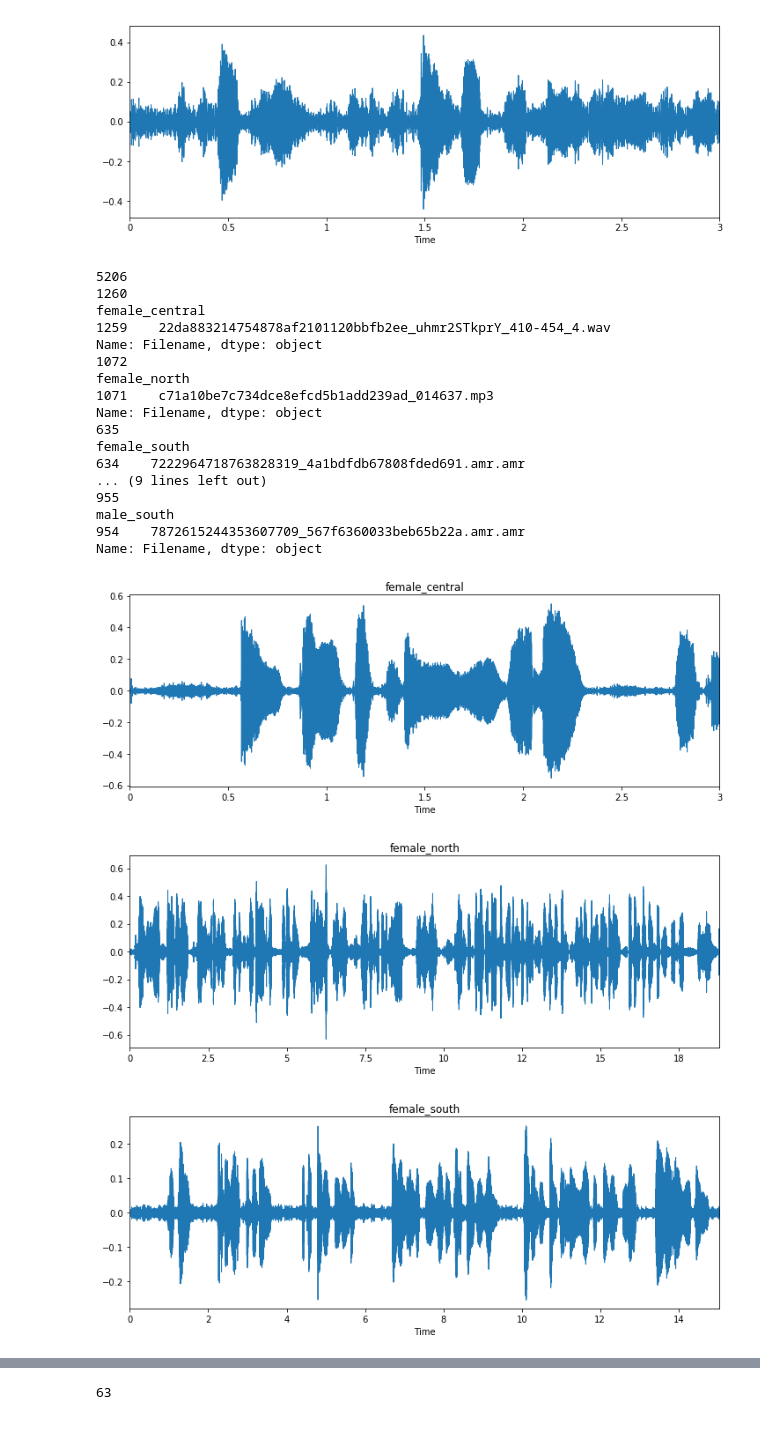
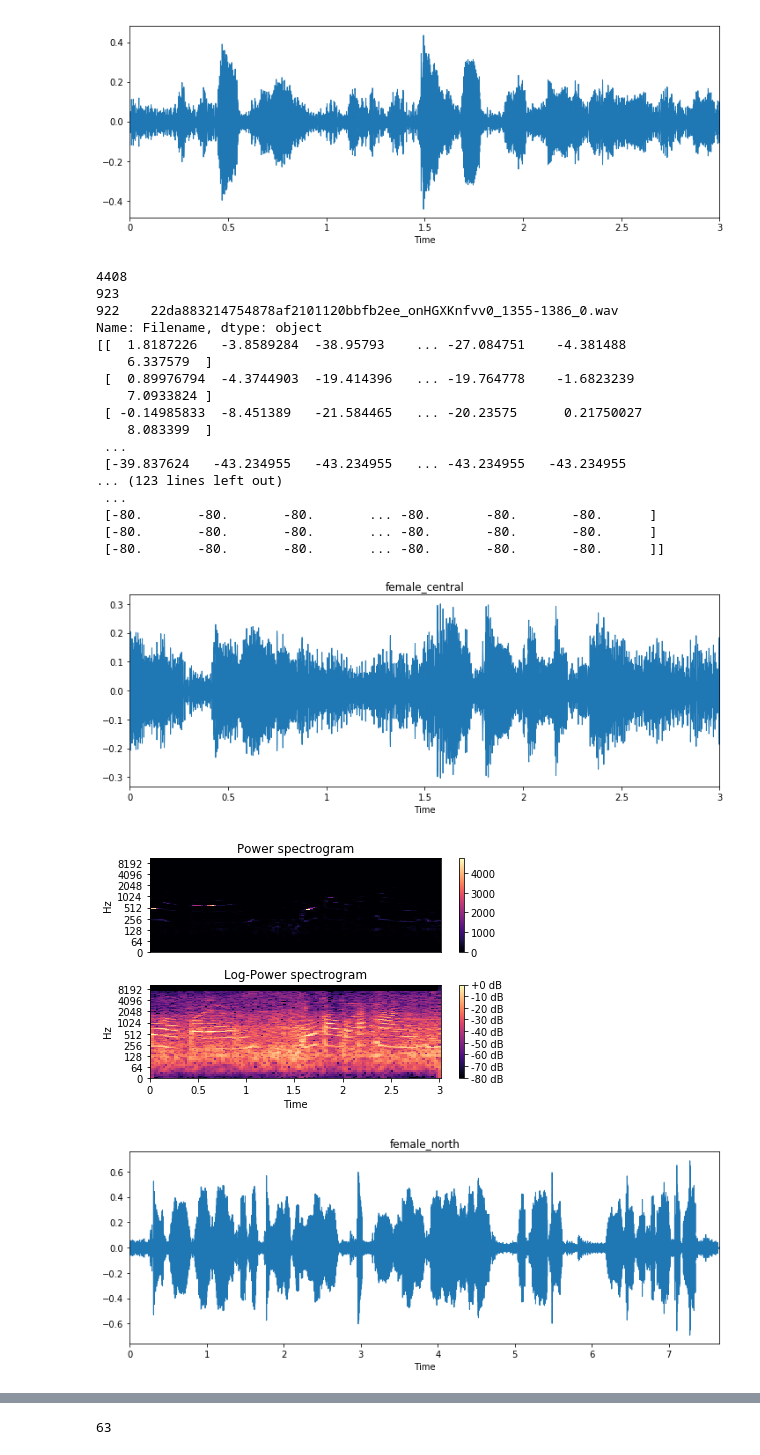
Before and after one commit to nhnminh/zalochallenge, a Jupyter notebook: Voice/src/Challenge_Voice.ipynb, the cells around one changed output, grey strips where cells are left out. Drawn from its saved outputs; the diff is of its cells as text; code cells hidden in the pictures.

Commit message:
Add visualization for soundwave + power spectrogram + log-power spectrogram

```diff
--- a/Voice/src/Challenge_Voice.ipynb
+++ b/Voice/src/Challenge_Voice.ipynb
@@ -75,51 +76,73 @@ Female Central
 <matplotlib.collections.PolyCollection at 0x...>
 [figure]
 # %%
+# Display a representative soundwave for each type of voice
+# Soundwave
+# Power-spectrogram
+# Log-power spectrogram
 index = np.random.choice(df.shape[0])
 print(index)
 ind = 0
 data_path = "../data/unzipped/train/"
 for subdir in subdirs:
     index = np.random.choice(size_train[ind])
     print(index)
     filenames = os.listdir(data_path + "\\" + subdir)
     gender = subdir.split("_")[0]
     accent = subdir.split("_")[1]
     df1 = pd.DataFrame({
             'Filename' : filenames,
             'Foldername' : subdir,
             'Gender' : gender,
             'Accent' : accent
 
         })
 
-    print(subdir)
+    #print(subdir)
     print(df1[index - 1:index]['Filename'])
     dat_path = '../data/unzipped/train/' + subdir + '/' + df1[index - 1:index]['Filename'].max()
     #print(dat_path)
     data, sampling_rate = librosa.load(path = dat_path)
 
     plt.figure(figsize=(12, 4))
     plt.title(subdir)
     librosa.display.waveplot(data, sr=sampling_rate, )
+
+    # log-amplitude
+
+    S = np.abs(librosa.stft(data))
+    print(librosa.power_to_db(S**2))
+
+    print(librosa.power_to_db(S**2, ref=np.max))
+
+    plt.figure()
+    plt.subplot(2, 1, 1)
+    librosa.display.specshow(S**2, sr=sampling_rate, y_axis='log')
+    plt.colorbar()
+    plt.title('Power spectrogram')
+    plt.subplot(2, 1, 2)
+    librosa.display.specshow(librosa.power_to_db(S**2, ref=np.max), sr=sampling_rate, y_axis='log', x_axis='time')
+    plt.colorbar(format='%+2.0f dB')
+    plt.title('Log-Power spectrogram')
+    plt.tight_layout()
 # %% [output]
-5206
-1260
-female_central
-1259    22da883214754878af2101120bbfb2ee_uhmr2STkprY_410-454_4.wav
+4408
+923
+922    22da883214754878af2101120bbfb2ee_onHGXKnfvv0_1355-1386_0.wav
 Name: Filename, dtype: object
-1072
-female_north
-1071    c71a10be7c734dce8efcd5b1add239ad_014637.mp3
-Name: Filename, dtype: object
-635
-female_south
-634    7222964718763828319_4a1bdfdb67808fded691.amr.amr
-... (9 lines left out)
-955
-male_south
-954    7872615244353607709_567f6360033beb65b22a.amr.amr
-Name: Filename, dtype: object
+[[  1.8187226   -3.8589284  -38.95793    ... -27.084751    -4.381488
+    6.337579  ]
+ [  0.89976794  -4.3744903  -19.414396   ... -19.764778    -1.6823239
+    7.0933824 ]
+ [ -0.14985833  -8.451389   -21.584465   ... -20.23575      0.21750027
+    8.083399  ]
+ ...
+ [-39.837624   -43.234955   -43.234955   ... -43.234955   -43.234955
+... (123 lines left out)
+ ...
+ [-80.       -80.       -80.       ... -80.       -80.       -80.      ]
+ [-80.       -80.       -80.       ... -80.       -80.       -80.      ]
+ [-80.       -80.       -80.       ... -80.       -80.       -80.      ]]
-[figure, old version]
+[figure, new version]
-[figure, old version]
+[figure, new version]
-[figure, old version]
+[figure, new version]
```
Also changed, not shown: parts of 3 cells of this notebook.
